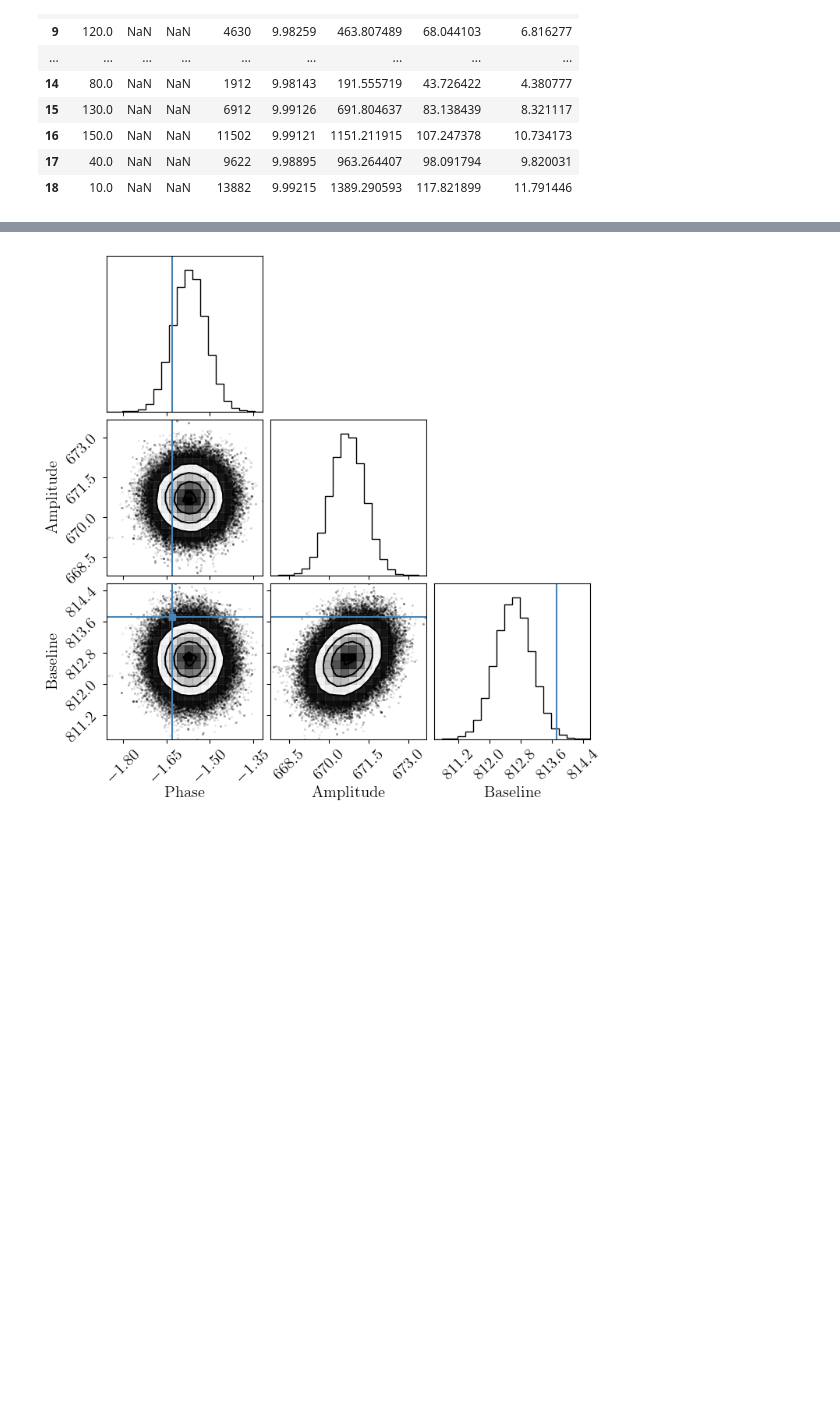
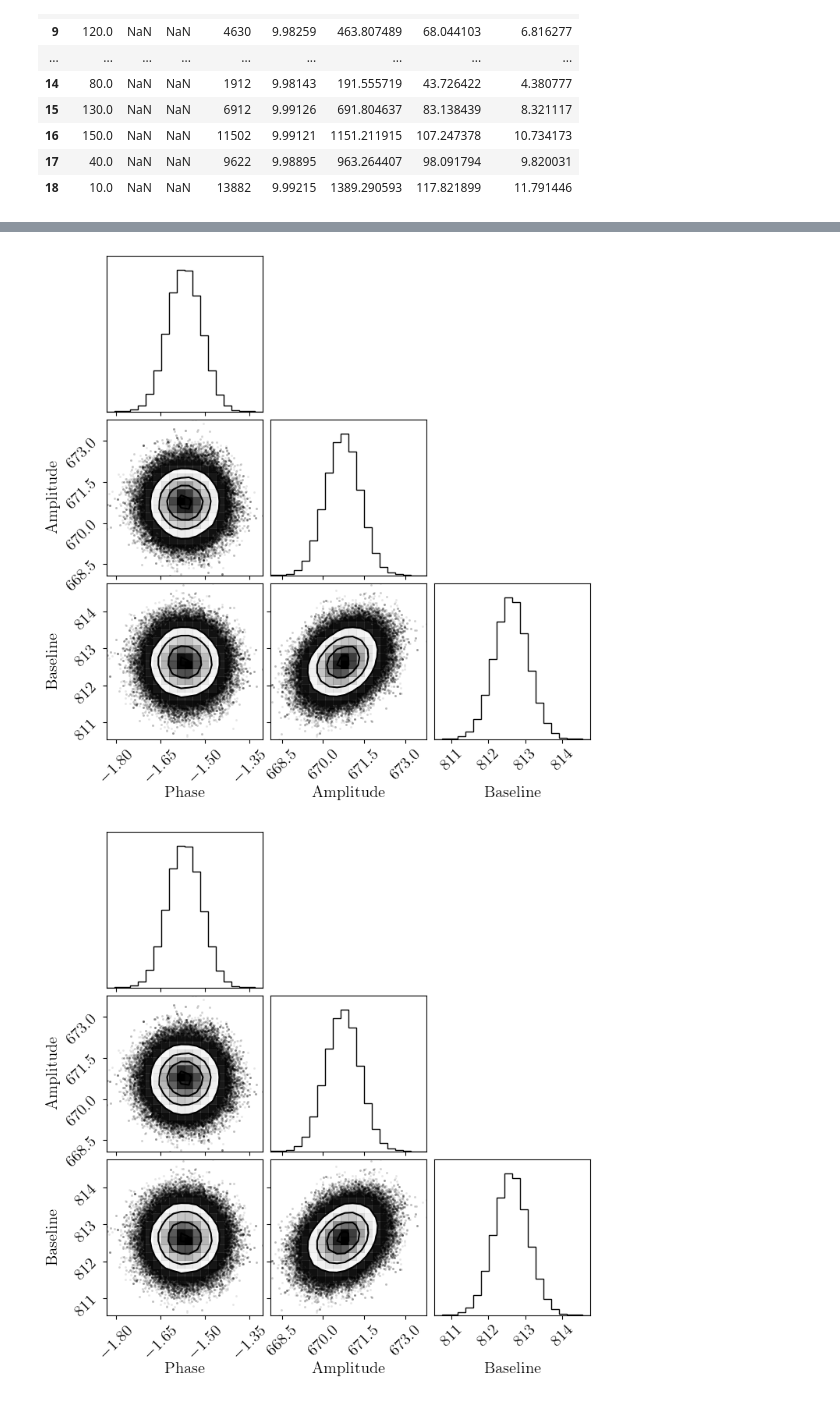
Before and after one commit to andres-luengo/alden-andres-max-most-dangerous-4450-trio, a Jupyter notebook: pol_cor_fit.ipynb, the cells around one changed output, grey strips where cells are left out. Drawn from its saved outputs; the diff is of its cells as text; code cells hidden in the pictures; blank space fills up the shorter version.

```diff
--- a/pol_cor_fit.ipynb
+++ b/pol_cor_fit.ipynb
@@ -192,9 +143,10 @@ Text(0.5, 1.0, "MCMC Samples\n(Yes they're just very tight I think our uncertain
 # %%
 #examine posterior distributions of parameters
 import corner
-corner.corner(sampler.get_chain(discard=int(np.max(autocorr_time*4)), flat=True), labels=param_labels, truths=pcurve_fit);
+corner.corner(sampler.get_chain(discard=int(np.max(autocorr_time*4)), flat=True), labels=param_labels)
 # %% [output]
-[figure, old version]
+[figure, new version]
+[figure, added]
 # %%
 chain = sampler.get_chain(flat=True, discard=int(np.max(autocorr_time*4)))
 results = pd.DataFrame(
```
Also changed, not shown: parts of 18 cells of this notebook, 7 other files.
